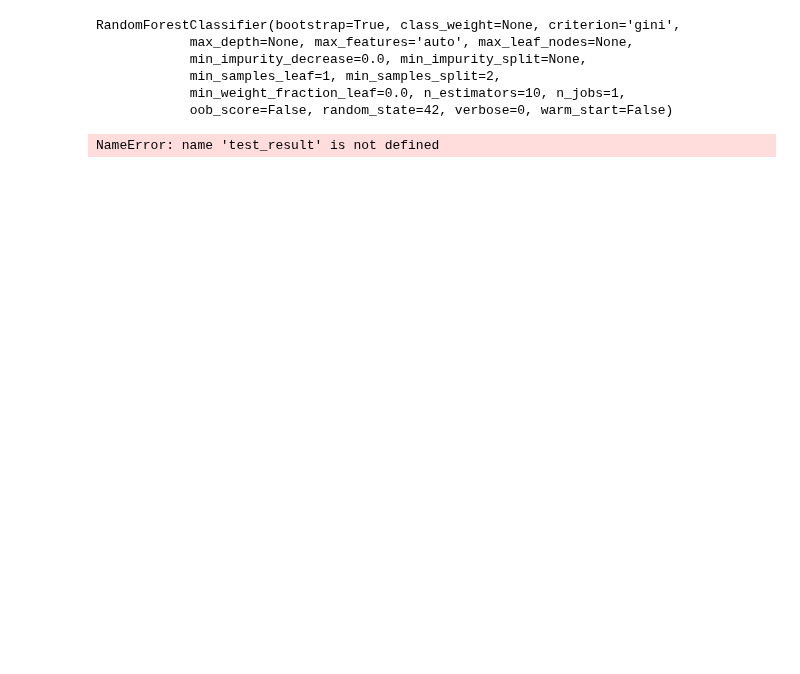
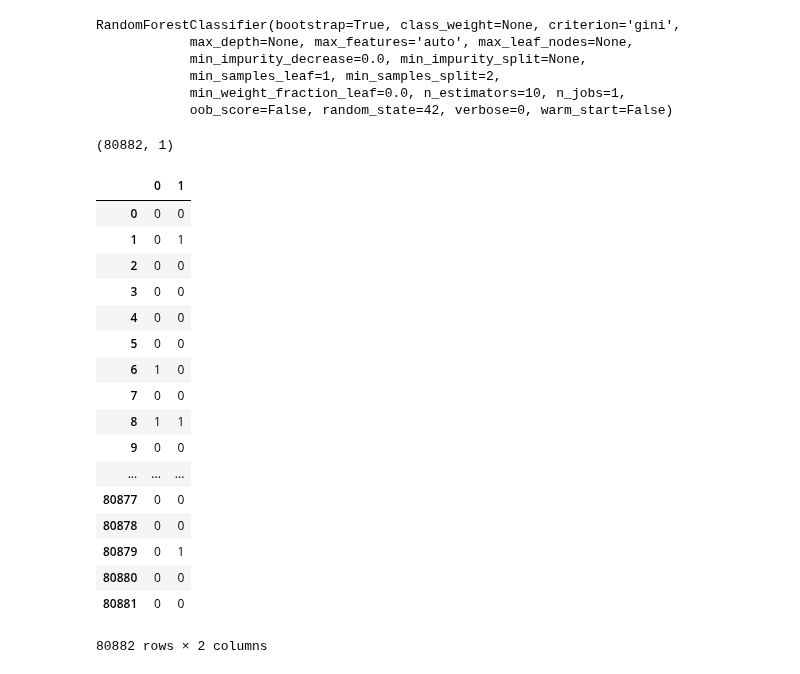
Before and after one commit to kanalyzers/ad_optimization, a Jupyter notebook: notebooks/julia_book.ipynb, the cells around one changed output. Saved outputs shown, nothing was run; the diff lists cells and outputs as text; code cells hidden in the pictures; blank space fills up the shorter version.

```diff
--- a/notebooks/julia_book.ipynb
+++ b/notebooks/julia_book.ipynb
@@ -732,10 +692,33 @@ RandomForestClassifier(bootstrap=True, class_weight=None, criterion='gini',
 # %%
 # Use the forest's predict method on the test data
 predictions = rf.predict(test_features)
-# Calculate the absolute errors
-# errors = abs(predictions - test_labels)
-# Print out the mean absolute error (mae)
-# print('Mean Absolute Error:', round(np.mean(errors), 2), 'degrees.')
-test_result['p'] = predictions
-# %% [output]
-NameError: name 'test_result' is not defined
+# %%
+#reshape predictions to have 1 column to later use to concatenate
+predictions = predictions.reshape(80882,1)
+print(predictions.shape)
+# %% [output]
+(80882, 1)
+# %%
+#create dataframe that compares the actual vs predicted
+results = pd.DataFrame(np.column_stack((test_labels, predictions)))
+
+results
+# %% [output]
+|  | 0 | 1 |
+| 0 | 0 | 0 |
+| 1 | 0 | 1 |
+| 2 | 0 | 0 |
+| 3 | 0 | 0 |
+| 4 | 0 | 0 |
+| 5 | 0 | 0 |
+| 6 | 1 | 0 |
+| 7 | 0 | 0 |
+| 8 | 1 | 1 |
+| 9 | 0 | 0 |
+| ... | ... | ... |
+| 80877 | 0 | 0 |
+| 80878 | 0 | 0 |
+| 80879 | 0 | 1 |
+| 80880 | 0 | 0 |
+| 80881 | 0 | 0 |
+80882 rows × 2 columns
```
Also changed, not shown: parts of 28 cells of this notebook.
